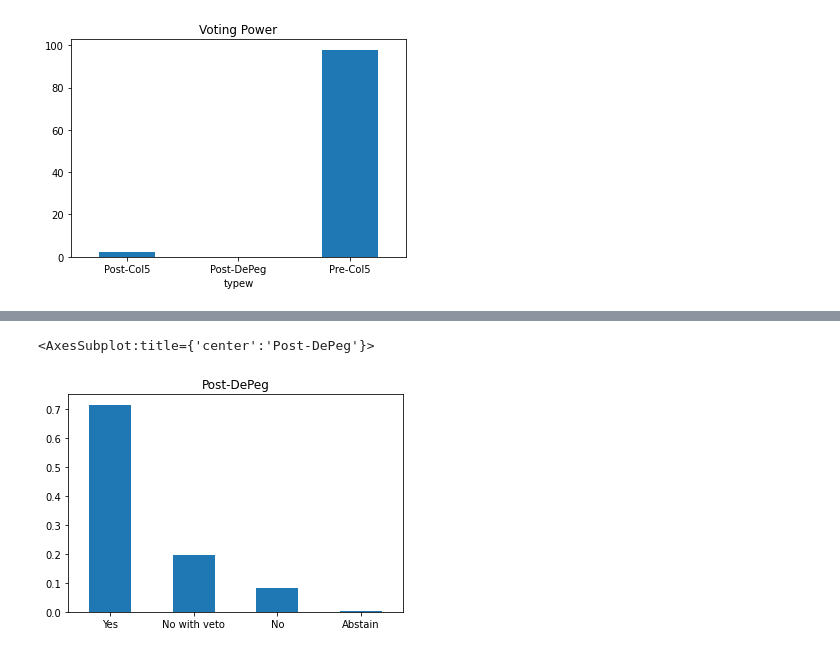
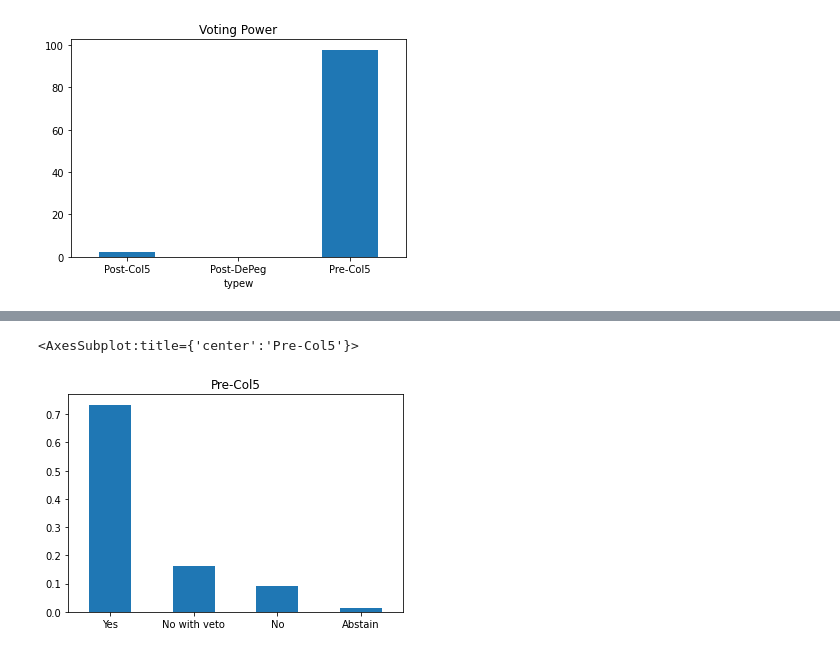
Before and after one commit to IncioMan/terra-rebirth, a Jupyter notebook: notebooks/terra-vote.ipynb, the cells around one changed output, grey strips where cells are left out. Cells and saved outputs as stored; diff of their text form; code cells hidden in the pictures.

```diff
--- a/notebooks/terra-vote.ipynb
+++ b/notebooks/terra-vote.ipynb
@@ -94,9 +99,9 @@ dfm = (m.groupby('typew').balance.sum())/1000000
 # %%
-t='Post-DePeg'
+t='Pre-Col5'
 m[m.typew==t].option.value_counts(normalize=True).plot(kind='bar', rot=0, title=t)
 # %% [output]
-<AxesSubplot:title={'center':'Post-DePeg'}>
+<AxesSubplot:title={'center':'Pre-Col5'}>
-[figure, old version]
+[figure, new version]
 # %%
 m[m.typew=='Post-DePeg'].option.value_counts(normalize=True)
 # %% [output]
```
Also changed, not shown: parts of 7 cells of this notebook, 2 other files.
